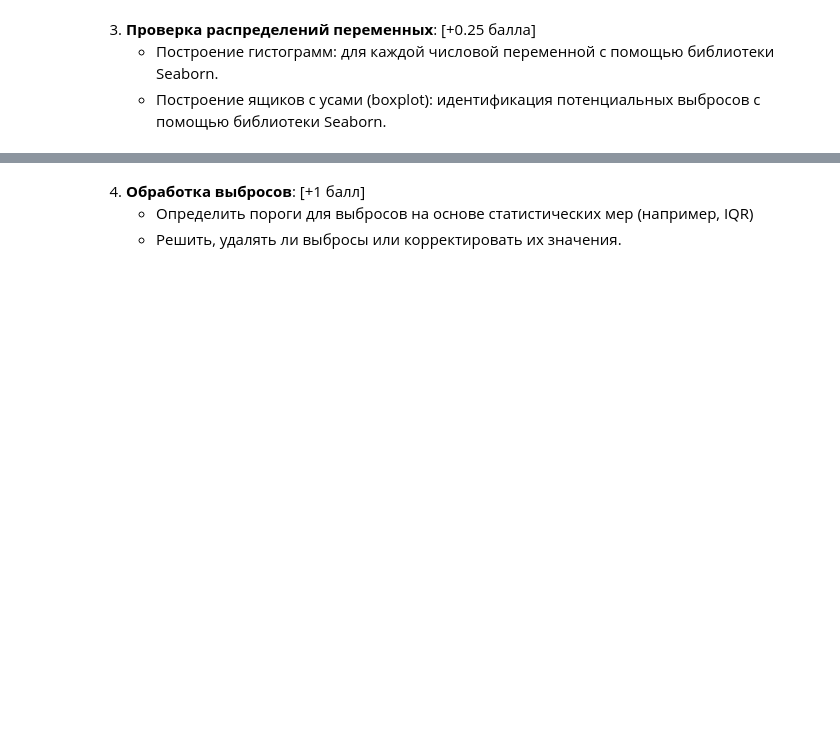
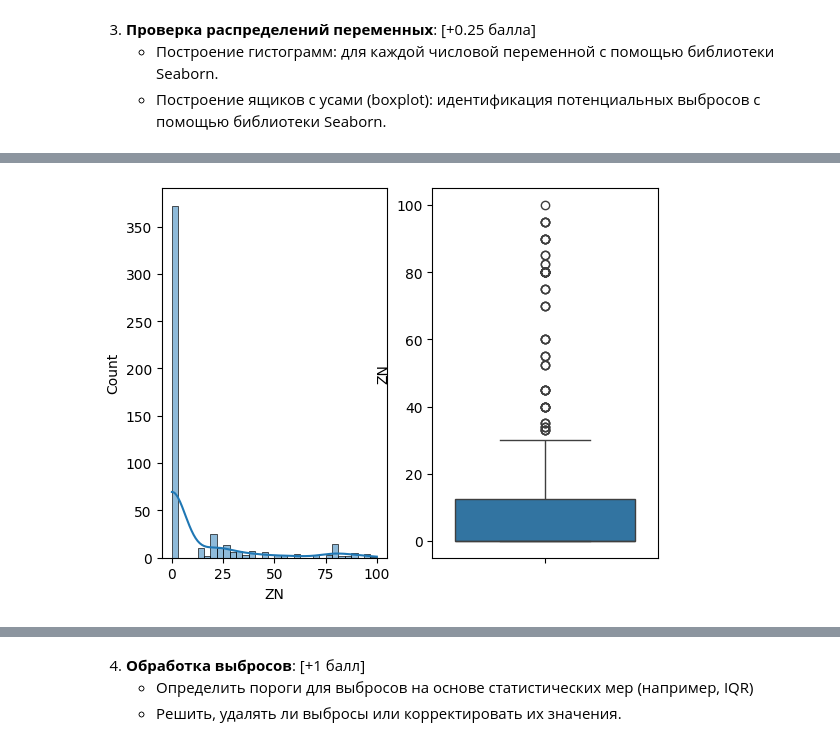
Before and after one commit to kr63/ml-mai, a Jupyter notebook: ML_MAI_LAB_1.ipynb, the cells around one changed output, grey strips where cells are left out. Drawn from its saved outputs; the diff is of its cells as text; code cells hidden in the pictures; blank space fills up the shorter version.

```diff
--- a/ML_MAI_LAB_1.ipynb
+++ b/ML_MAI_LAB_1.ipynb
@@ -184,0 +262,6 @@ pd.DataFrame({'Count': number_na, 'Percent': percent_na})
+# %%
+fig, ax = plt.subplots(1, 2);
+sns.histplot(x = df['ZN'], kde=True, ax = ax[0])
+sns.boxplot(df['ZN'], ax = ax[1]);
+# %% [output]
+[figure, added]
```
Also changed, not shown: parts of 49 cells of this notebook.
